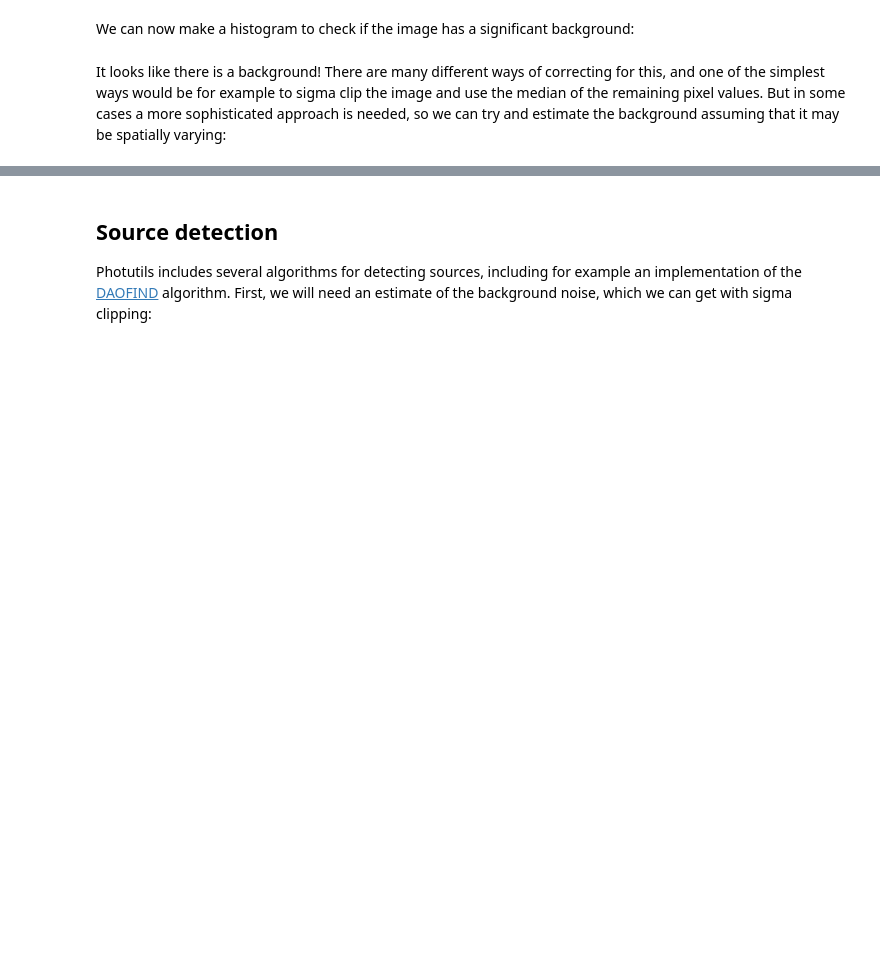
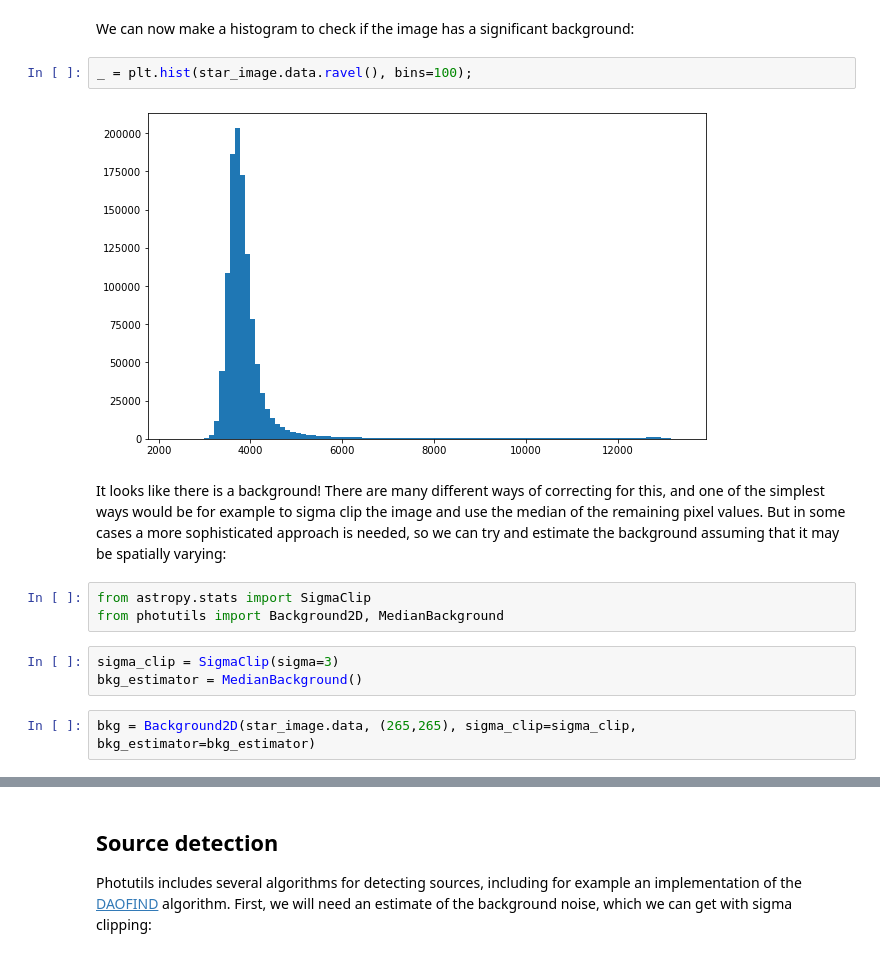
Before and after one commit to maria8ch/ASTR497, a Jupyter notebook: astropy_notebooks/14-photometry.ipynb, the cells around one changed output, grey strips where cells are left out. Saved outputs shown, nothing was run; the diff lists cells and outputs as text; blank space fills up the shorter version.

```diff
--- a/astropy_notebooks/14-photometry.ipynb
+++ b/astropy_notebooks/14-photometry.ipynb
@@ -53,4 +56,16 @@ The ``star_image`` object is an HDU, so we need to access the data array when pl
 # %% [markdown]
 We can now make a histogram to check if the image has a significant background:
+# %%
+_ = plt.hist(star_image.data.ravel(), bins=100);
+# %% [output]
+[figure, added]
 # %% [markdown]
 It looks like there is a background! There are many different ways of correcting for this, and one of the simplest ways would be for example to sigma clip the image and use the median of the remaining pixel values. But in some cases a more sophisticated approach is needed, so we can try and estimate the background assuming that it may be spatially varying:
+# %%
+from astropy.stats import SigmaClip
+from photutils import Background2D, MedianBackground
+# %%
+sigma_clip = SigmaClip(sigma=3)
+bkg_estimator = MedianBackground()
+# %%
+bkg = Background2D(star_image.data, (265,265), sigma_clip=sigma_clip, bkg_estimator=bkg_estimator)
```
Also changed, not shown: parts of 16 cells of this notebook.
